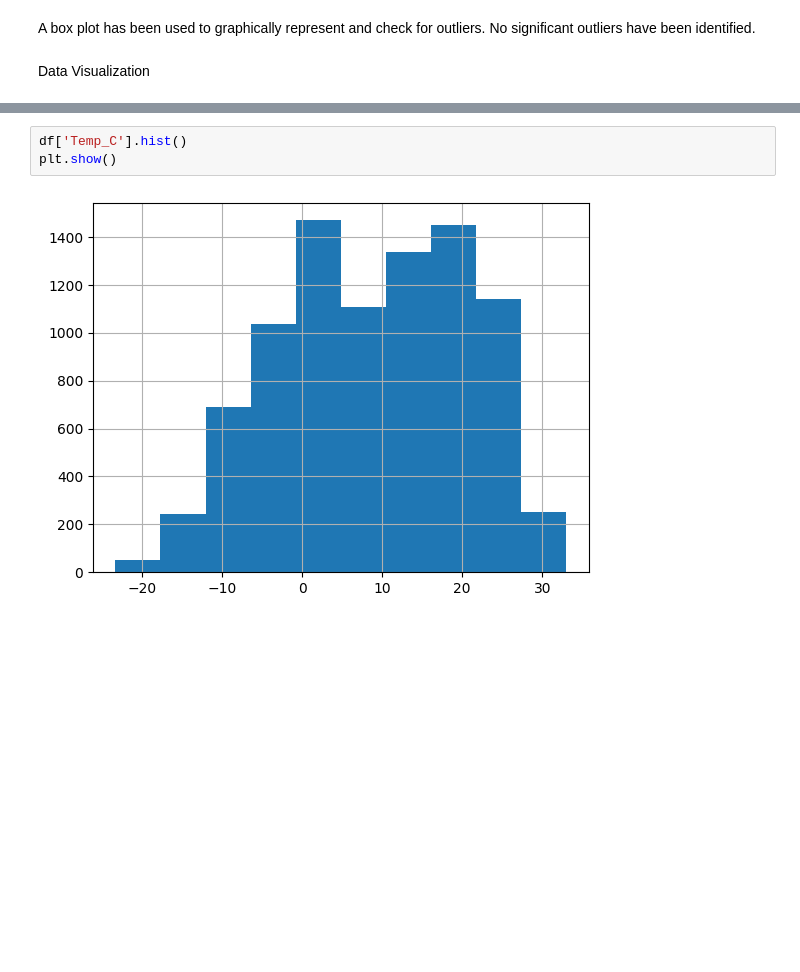
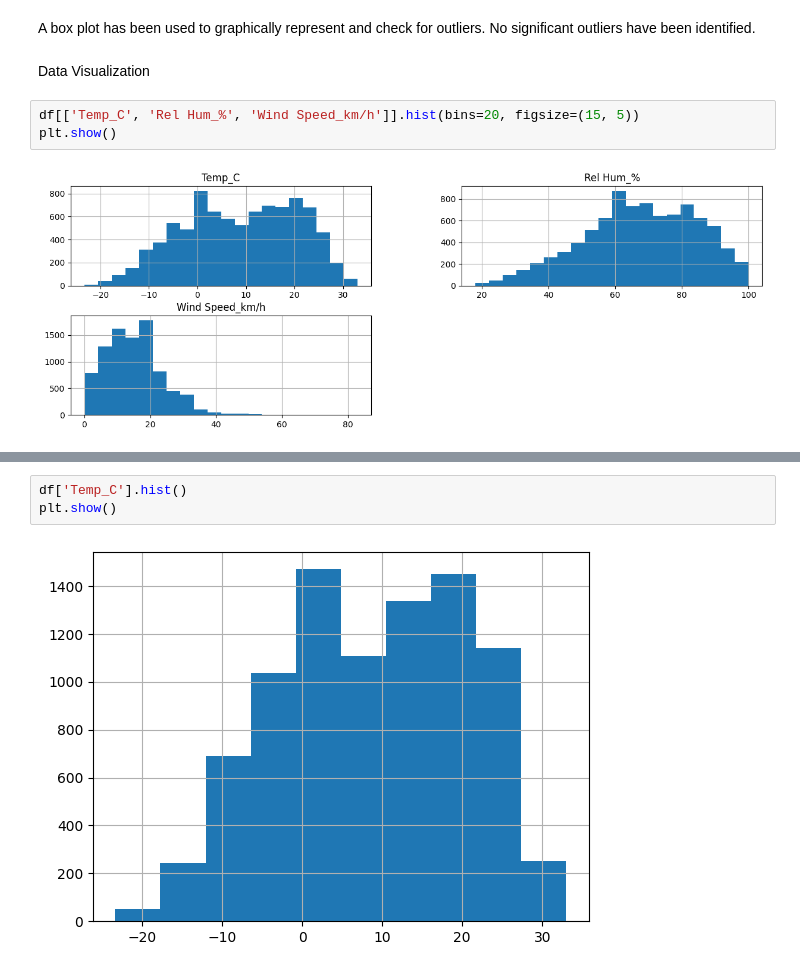
Before and after one commit to mutlyn/week_two_project, a Jupyter notebook: Weather_EDA.ipynb, the cells around one changed output, grey strips where cells are left out. Drawn from its saved outputs; the diff is of its cells as text; blank space fills up the shorter version.

```diff
--- a/Weather_EDA.ipynb
+++ b/Weather_EDA.ipynb
@@ -101,3 +101,8 @@ plt.show()
 A box plot has been used to graphically represent and check for outliers. No significant outliers have been identified.
 # %% [markdown]
 Data Visualization
+# %%
+df[['Temp_C', 'Rel Hum_%', 'Wind Speed_km/h']].hist(bins=20, figsize=(15, 5))
+plt.show()
+# %% [output]
+[figure, added]
```
Also changed, not shown: parts of 3 cells of this notebook.
